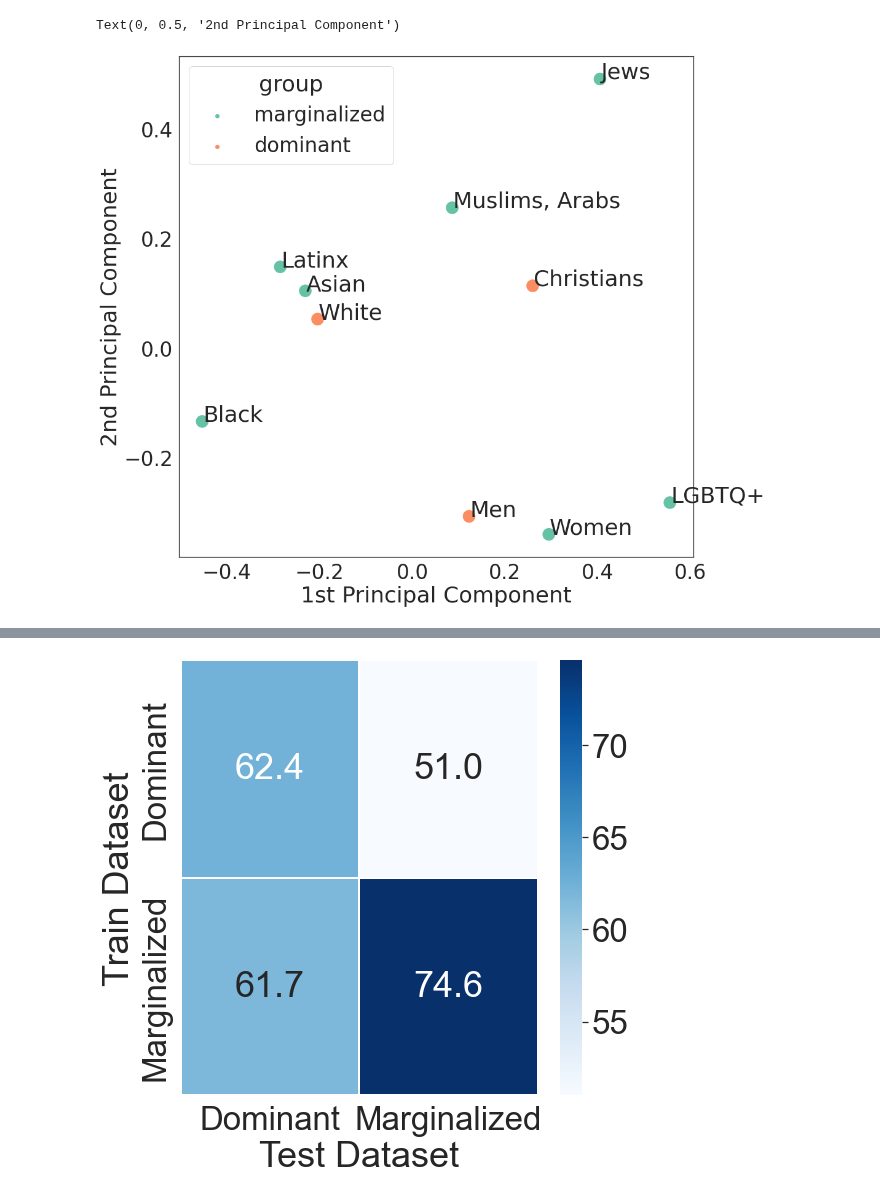
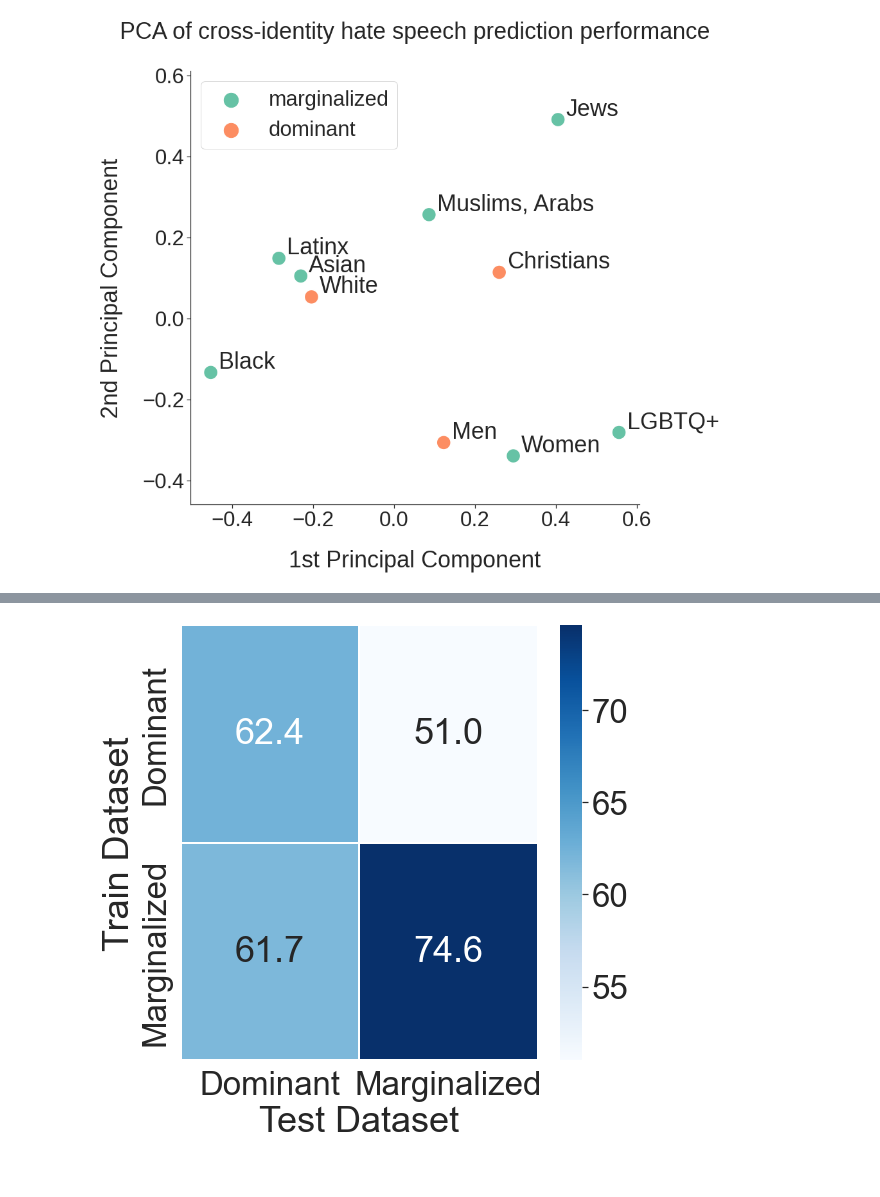
Before and after one commit to michaelmilleryoder/hate_speech_identities, a Jupyter notebook: jupyter/plots.ipynb, the cells around one changed output, grey strips where cells are left out. Drawn from its saved outputs; the diff is of its cells as text; code cells hidden in the pictures.

Commit message:
modified plots

```diff
--- a/jupyter/plots.ipynb
+++ b/jupyter/plots.ipynb
@@ -3,6 +2,0 @@ Credit to Lynnette Ng
-# %%
-import seaborn as sns
-import pandas as pd
-from matplotlib import pyplot as plt
-
-sns.set_theme(style='white', font_scale=3, palette="Set2")
@@ -46,16 +33,33 @@ df
 # %%
+sns.set_theme(style='white', font=['Liberation Sans'], font_scale=3, palette="Set2")
+
+plt.rcParams['xtick.bottom'] = True
+plt.rcParams['ytick.left'] = True
+plt.rcParams['axes.titlepad'] = 50
+plt.rcParams['axes.labelpad'] = 30
+
 def plotlabel(xvar, yvar, label):
-    ax.text(xvar+0.002, yvar, label)
-
+    # ax.text(xvar+0.002, yvar, label)
+    ax.text(xvar+0.02, yvar+0.01, label)
 plt.figure(figsize=(15,15))
+plt.axis('equal')
+plt.title('PCA of cross-identity hate speech prediction performance')
+plt.tight_layout(pad=4)
 ax = sns.scatterplot(data=df, x="0", y="1", hue="group", s=500)
 
 df.apply(lambda x: plotlabel(x['0'],  x['1'], x['train_dataset']), axis=1)
 
 ax.set_xlabel('1st Principal Component')
 ax.set_ylabel('2nd Principal Component')
+ax.spines['top'].set_visible(False)
+ax.spines['right'].set_visible(False)
+
+lgnd = plt.legend()
+for handle in lgnd.legendHandles:
+    handle.set_sizes([500])
 
 # plt.savefig(r'C:\Users\lynne\Documents\Michael\hate speech\pythonplots\identity_pca.pdf', dpi=300)
+plt.savefig('../output/identity_pca.pdf', dpi=300)
+plt.savefig('../output/identity_pca.png', dpi=300)
 # %% [output]
-Text(0, 0.5, '2nd Principal Component')
-[figure, old version]
+[figure, new version]
```
Also changed, not shown: parts of 6 cells of this notebook.
